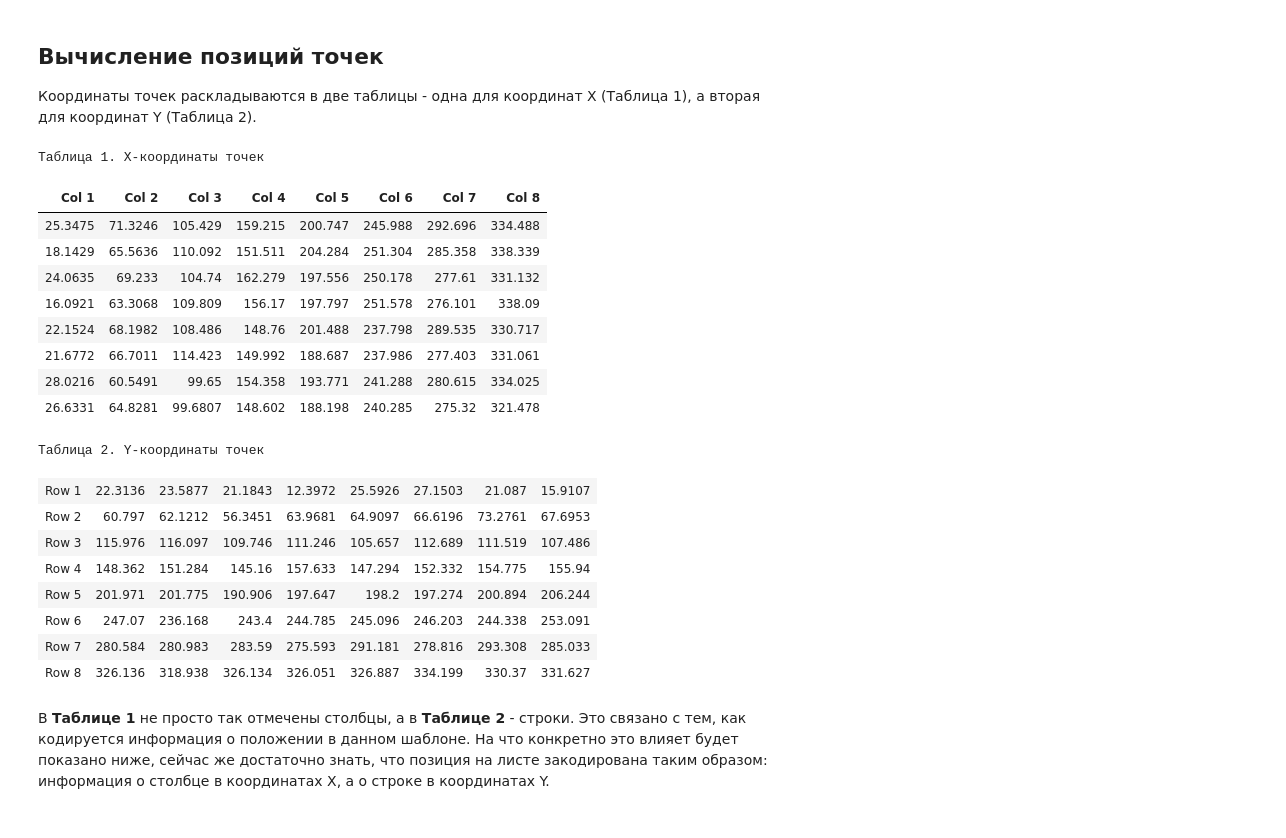
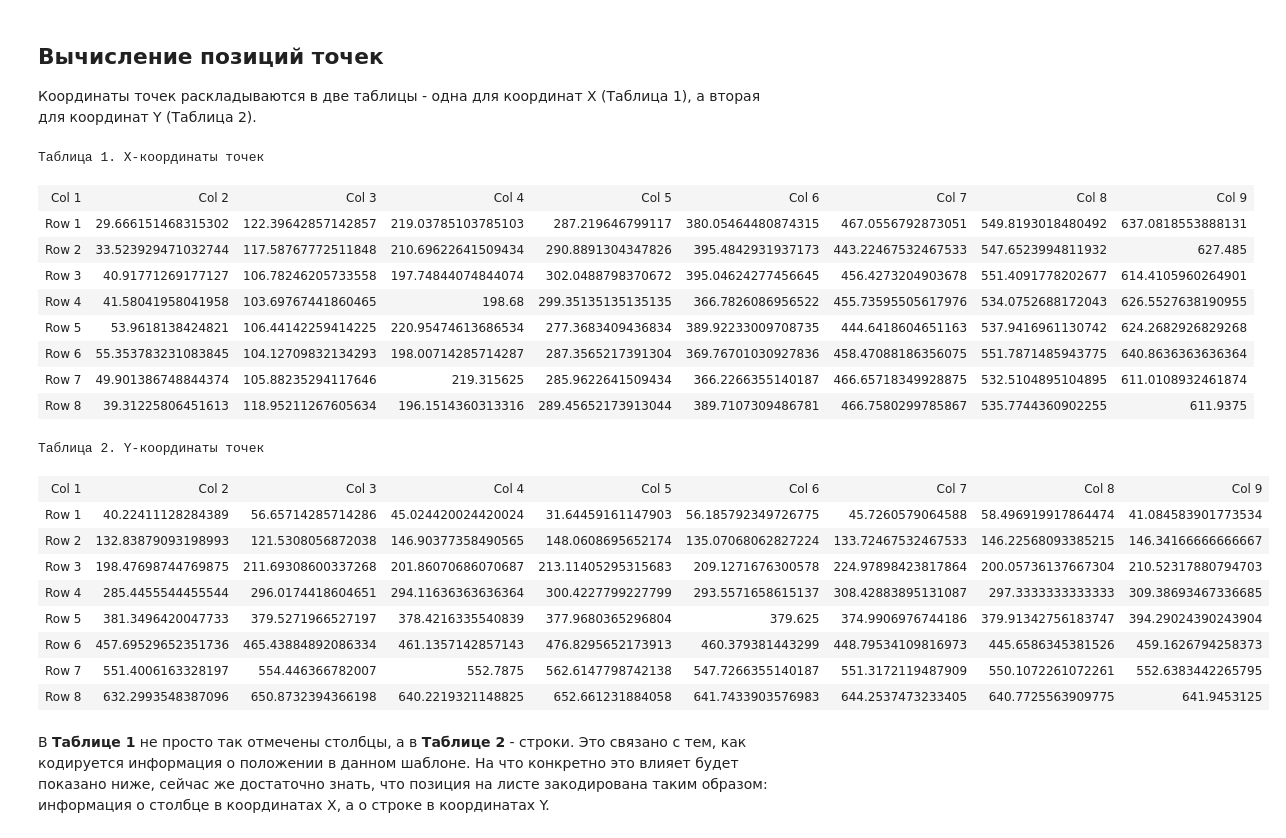
Before and after one commit to mor1ins/diploma_material, a Jupyter notebook: Decoder.ipynb, the cells around one changed output. Saved outputs shown, nothing was run; the diff lists cells and outputs as text; code cells hidden in the pictures.

```diff
--- a/Decoder.ipynb
+++ b/Decoder.ipynb
@@ -31,7 +31,7 @@ def binarize_image(image, threshold):
     image = np.array(image)
     for raw in image:
         for column in raw:
-            column[0] = 255 if column[0] < threshold else 0
+            column[0] = 0 if column[0] < threshold else 255
     return Image.fromarray(image)
 
 
@@ -54,7 +54,7 @@ def points_to_image(image, points):
 current_directory = Path.cwd()
 
 # path to access our image
-image_path = current_directory.joinpath('img/unprepared_image.png')
+image_path = current_directory.joinpath('2020-04-08_22-00-09.jpg')
 
 # print(f'Current directory: {current_directory}')
 # print(f'Image path: {image_path}')
@@ -147,0 +98,25 @@ plot_images([
+# %%
+deleted_noise_image = black_white_image.filter(ImageFilter.MedianFilter(3))
+pixels_array = np.array(deleted_noise_image.convert(mode='1'))
+centroids = get_centroids(pixels_array)
+
+centroids_with_neighbours = []
+for point in centroids:
+    x, y = point
+    offsets = [-1, 0, 1]
+    for offset_x in offsets:
+        for offset_y in offsets:
+            centroids_with_neighbours.append((x + offset_x, y + offset_y))
+
+centroids_zero_array = np.zeros_like(deleted_noise_image)
+for y in range(deleted_noise_image.height):
+    for x in range(deleted_noise_image.width):
+        centroids_zero_array[y, x] = [255, 255]
+
+centroids_image = points_to_image(centroids_zero_array, centroids_with_neighbours)
+
+plot_images([
+    (deleted_noise_image, 'После удаления шума (г)'),
+    (points_to_image(deleted_noise_image, centroids_with_neighbours), 'ЧБ с центроидами (а)'),
+    (centroids_image, 'Только центроиды (б)')
+])
@@ -195,10 +184,12 @@ for i in range(N):
 x_coordinates_of_centroids = centroids_in_grid[:, :, 0]
 average_x = x_coordinates_of_centroids.mean(axis = 1)
 # %%
-def print_rows(it):
+def print_table(it):
+    table = [[f'Row {i}'] + list(row) for i, row in zip(range(1, N + 1), it.transpose())]
+    table = [[f'Col {i}' for i in range(1, N + 2)]] + table
+
     display(tabulate.tabulate(
-        [[f'Row {i}'] + list(row) for i, row in zip(range(1, N + 1), it.transpose())],
-        [], tablefmt="html"))
+        table, tablefmt='html'))
 
 
 y_coordinates_of_centroids = centroids_in_grid[:, :, 1]
@@ -231,31 +222,32 @@ plot_images([
 а вторая для координат Y (Таблица 2).
 # %%
 print('Таблица 1. X-координаты точек')
-print_columns(x_coordinates_of_centroids)
+print_table(x_coordinates_of_centroids)
 # %% [output]
 Таблица 1. X-координаты точек
-| Col 1 | Col 2 | Col 3 | Col 4 | Col 5 | Col 6 | Col 7 | Col 8 |
-| 25.3475 | 71.3246 | 105.429 | 159.215 | 200.747 | 245.988 | 292.696 | 334.488 |
-| 18.1429 | 65.5636 | 110.092 | 151.511 | 204.284 | 251.304 | 285.358 | 338.339 |
-| 24.0635 | 69.233 | 104.74 | 162.279 | 197.556 | 250.178 | 277.61 | 331.132 |
-| 16.0921 | 63.3068 | 109.809 | 156.17 | 197.797 | 251.578 | 276.101 | 338.09 |
-| 22.1524 | 68.1982 | 108.486 | 148.76 | 201.488 | 237.798 | 289.535 | 330.717 |
-| 21.6772 | 66.7011 | 114.423 | 149.992 | 188.687 | 237.986 | 277.403 | 331.061 |
-| 28.0216 | 60.5491 | 99.65 | 154.358 | 193.771 | 241.288 | 280.615 | 334.025 |
-| 26.6331 | 64.8281 | 99.6807 | 148.602 | 188.198 | 240.285 | 275.32 | 321.478 |
+| Col 1 | Col 2 | Col 3 | Col 4 | Col 5 | Col 6 | Col 7 | Col 8 | Col 9 |
+| Row 1 | 29.666151468315302 | 122.39642857142857 | 219.03785103785103 | 287.219646799117 | 380.05464480874315 | 467.0556792873051 | 549.8193018480492 | 637.0818553888131 |
+| Row 2 | 33.523929471032744 | 117.58767772511848 | 210.69622641509434 | 290.8891304347826 | 395.4842931937173 | 443.22467532467533 | 547.6523994811932 | 627.485 |
+| Row 3 | 40.91771269177127 | 106.78246205733558 | 197.74844074844074 | 302.0488798370672 | 395.04624277456645 | 456.4273204903678 | 551.4091778202677 | 614.4105960264901 |
+| Row 4 | 41.58041958041958 | 103.69767441860465 | 198.68 | 299.35135135135135 | 366.7826086956522 | 455.73595505617976 | 534.0752688172043 | 626.5527638190955 |
+| Row 5 | 53.9618138424821 | 106.44142259414225 | 220.95474613686534 | 277.3683409436834 | 389.92233009708735 | 444.6418604651163 | 537.9416961130742 | 624.2682926829268 |
+| Row 6 | 55.353783231083845 | 104.12709832134293 | 198.00714285714287 | 287.3565217391304 | 369.76701030927836 | 458.47088186356075 | 551.7871485943775 | 640.8636363636364 |
+| Row 7 | 49.901386748844374 | 105.88235294117646 | 219.315625 | 285.9622641509434 | 366.2266355140187 | 466.65718349928875 | 532.5104895104895 | 611.0108932461874 |
+| Row 8 | 39.31225806451613 | 118.95211267605634 | 196.1514360313316 | 289.45652173913044 | 389.7107309486781 | 466.7580299785867 | 535.7744360902255 | 611.9375 |
 # %%
 print('Таблица 2. Y-координаты точек')
-print_rows(y_coordinates_of_centroids)
+print_table(y_coordinates_of_centroids)
 # %% [output]
 Таблица 2. Y-координаты точек
-| Row 1 | 22.3136 | 23.5877 | 21.1843 | 12.3972 | 25.5926 | 27.1503 | 21.087 | 15.9107 |
-| Row 2 | 60.797 | 62.1212 | 56.3451 | 63.9681 | 64.9097 | 66.6196 | 73.2761 | 67.6953 |
-| Row 3 | 115.976 | 116.097 | 109.746 | 111.246 | 105.657 | 112.689 | 111.519 | 107.486 |
-| Row 4 | 148.362 | 151.284 | 145.16 | 157.633 | 147.294 | 152.332 | 154.775 | 155.94 |
-| Row 5 | 201.971 | 201.775 | 190.906 | 197.647 | 198.2 | 197.274 | 200.894 | 206.244 |
-| Row 6 | 247.07 | 236.168 | 243.4 | 244.785 | 245.096 | 246.203 | 244.338 | 253.091 |
-| Row 7 | 280.584 | 280.983 | 283.59 | 275.593 | 291.181 | 278.816 | 293.308 | 285.033 |
-| Row 8 | 326.136 | 318.938 | 326.134 | 326.051 | 326.887 | 334.199 | 330.37 | 331.627 |
+| Col 1 | Col 2 | Col 3 | Col 4 | Col 5 | Col 6 | Col 7 | Col 8 | Col 9 |
+| Row 1 | 40.22411128284389 | 56.65714285714286 | 45.024420024420024 | 31.64459161147903 | 56.185792349726775 | 45.7260579064588 | 58.496919917864474 | 41.084583901773534 |
+| Row 2 | 132.83879093198993 | 121.5308056872038 | 146.90377358490565 | 148.0608695652174 | 135.07068062827224 | 133.72467532467533 | 146.22568093385215 | 146.34166666666667 |
+| Row 3 | 198.47698744769875 | 211.69308600337268 | 201.86070686070687 | 213.11405295315683 | 209.1271676300578 | 224.97898423817864 | 200.05736137667304 | 210.52317880794703 |
+| Row 4 | 285.4455544455544 | 296.0174418604651 | 294.11636363636364 | 300.4227799227799 | 293.5571658615137 | 308.42883895131087 | 297.3333333333333 | 309.38693467336685 |
+| Row 5 | 381.3496420047733 | 379.5271966527197 | 378.4216335540839 | 377.9680365296804 | 379.625 | 374.9906976744186 | 379.91342756183747 | 394.29024390243904 |
+| Row 6 | 457.69529652351736 | 465.43884892086334 | 461.1357142857143 | 476.8295652173913 | 460.379381443299 | 448.79534109816973 | 445.6586345381526 | 459.1626794258373 |
+| Row 7 | 551.4006163328197 | 554.446366782007 | 552.7875 | 562.6147798742138 | 547.7266355140187 | 551.3172119487909 | 550.1072261072261 | 552.6383442265795 |
+| Row 8 | 632.2993548387096 | 650.8732394366198 | 640.2219321148825 | 652.661231884058 | 641.7433903576983 | 644.2537473233405 | 640.7725563909775 | 641.9453125 |
 # %% [markdown]
 В **Таблице 1** не просто так отмечены столбцы, а в **Таблице 2** - строки. Это связано с тем, как кодируется информация о положении в данном шаблоне. На что конкретно это влияет будет показано ниже, сейчас же достаточно знать, что позиция на листе закодирована таким образом: информация о столбце в координатах X, а о строке в координатах Y.
 # %%
```
Also changed, not shown: parts of 17 cells of this notebook, 5 other files.
